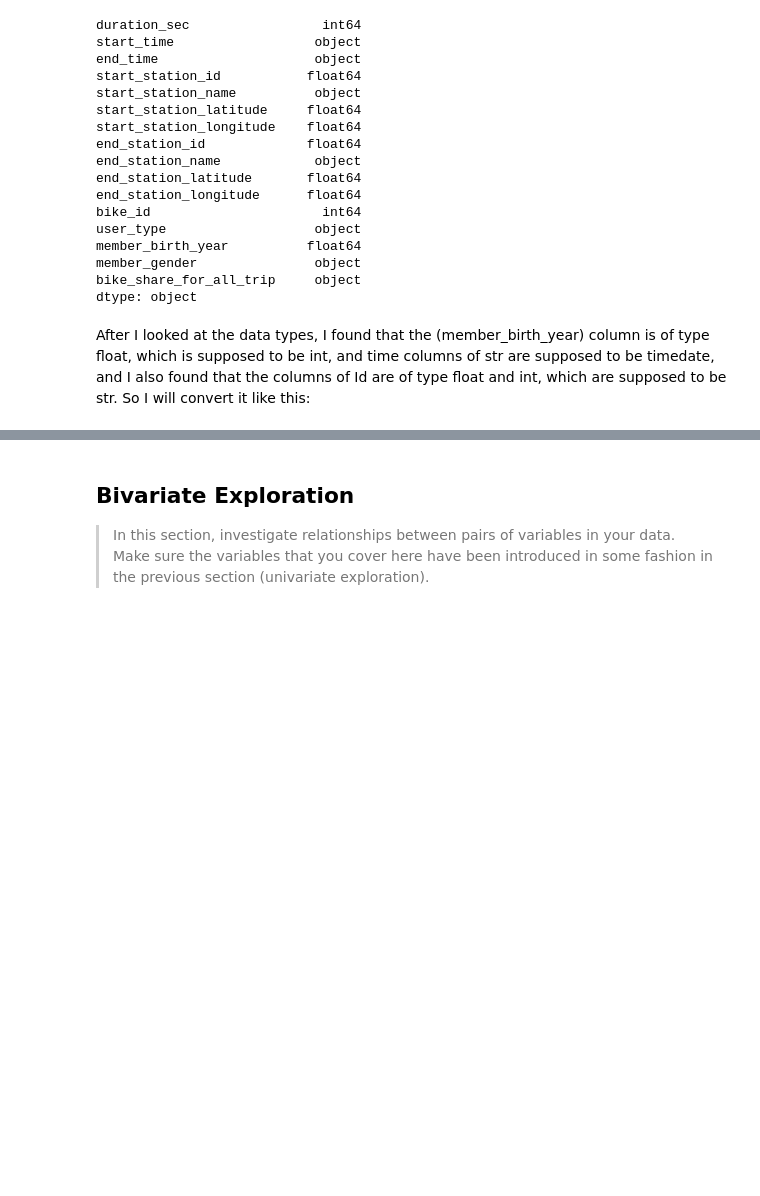
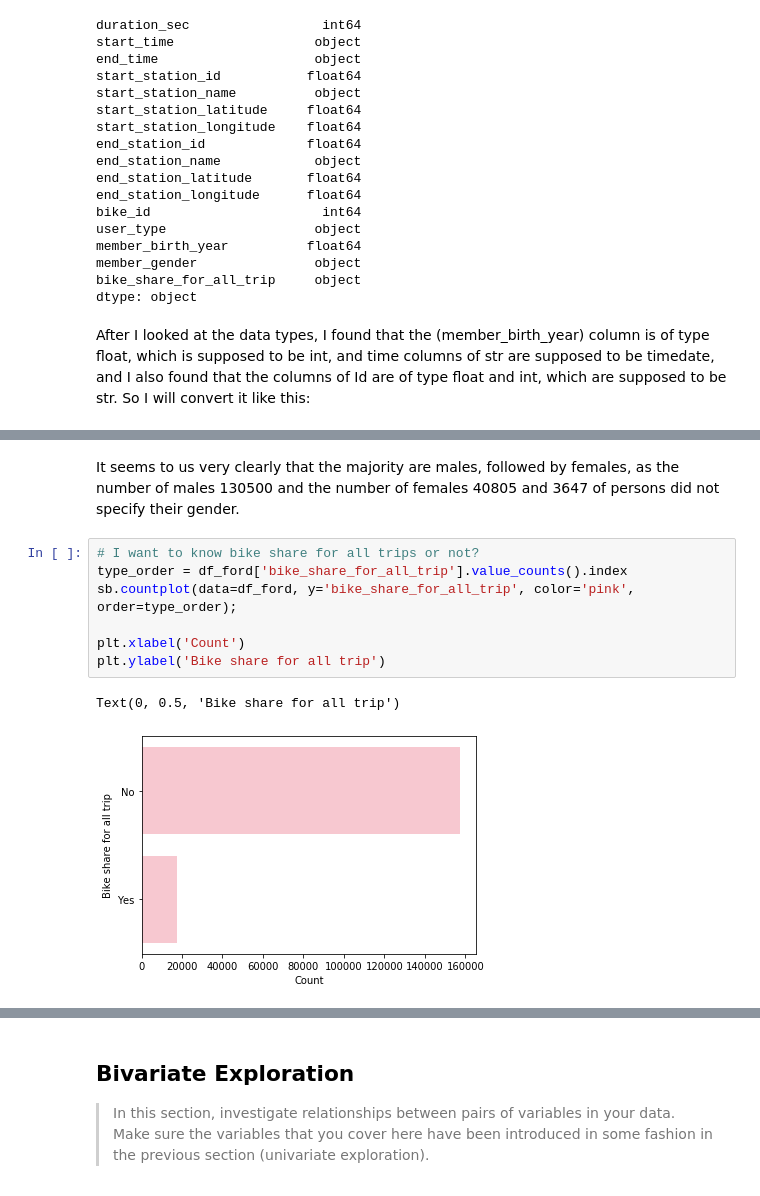
Before and after one commit to ReemShaya/Communicate-Data-findings-Project, a Jupyter notebook: exploration_template.ipynb, the cells around one changed output, grey strips where cells are left out. Saved outputs shown, nothing was run; the diff lists cells and outputs as text; blank space fills up the shorter version.

```diff
--- a/exploration_template.ipynb
+++ b/exploration_template.ipynb
@@ -152,0 +272,12 @@ you plan on investigating next.
+# %% [markdown]
+It seems to us very clearly that the majority are males, followed by females, as the number of males 130500 and the number of females 40805 and 3647 of persons did not specify their gender.
+# %%
+# I want to know bike share for all trips or not?
+type_order = df_ford['bike_share_for_all_trip'].value_counts().index
+sb.countplot(data=df_ford, y='bike_share_for_all_trip', color='pink', order=type_order);
+
+plt.xlabel('Count')
+plt.ylabel('Bike share for all trip')
+# %% [output]
+Text(0, 0.5, 'Bike share for all trip')
+[figure, added]
```
Also changed, not shown: parts of 38 cells of this notebook.
